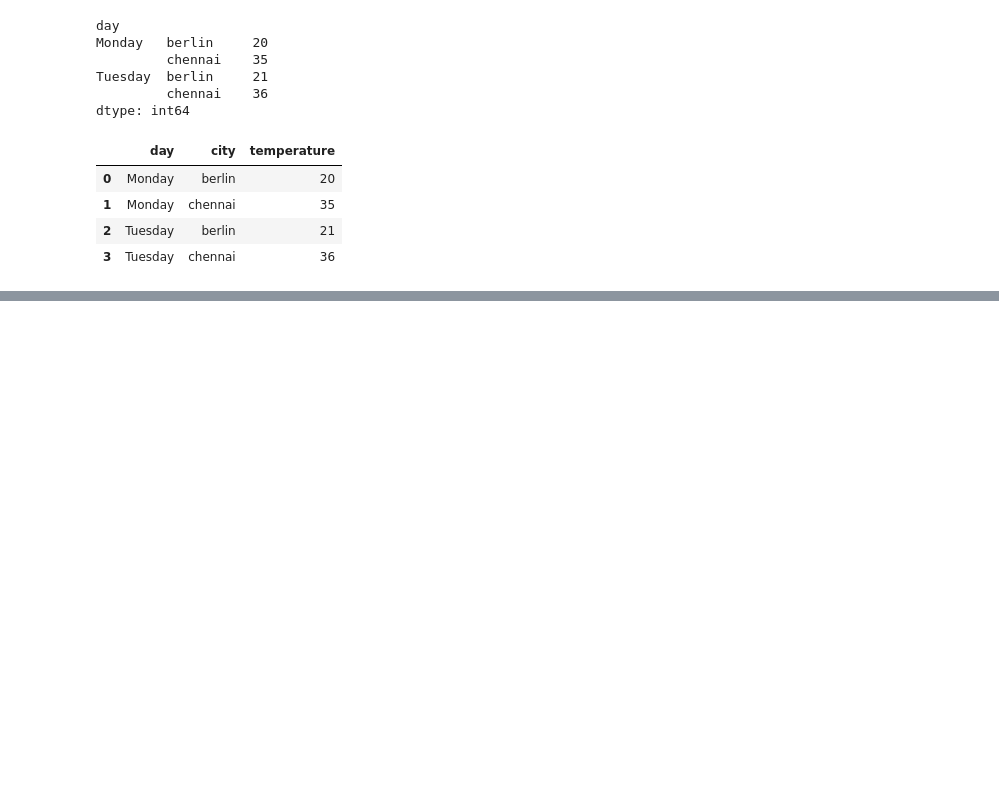
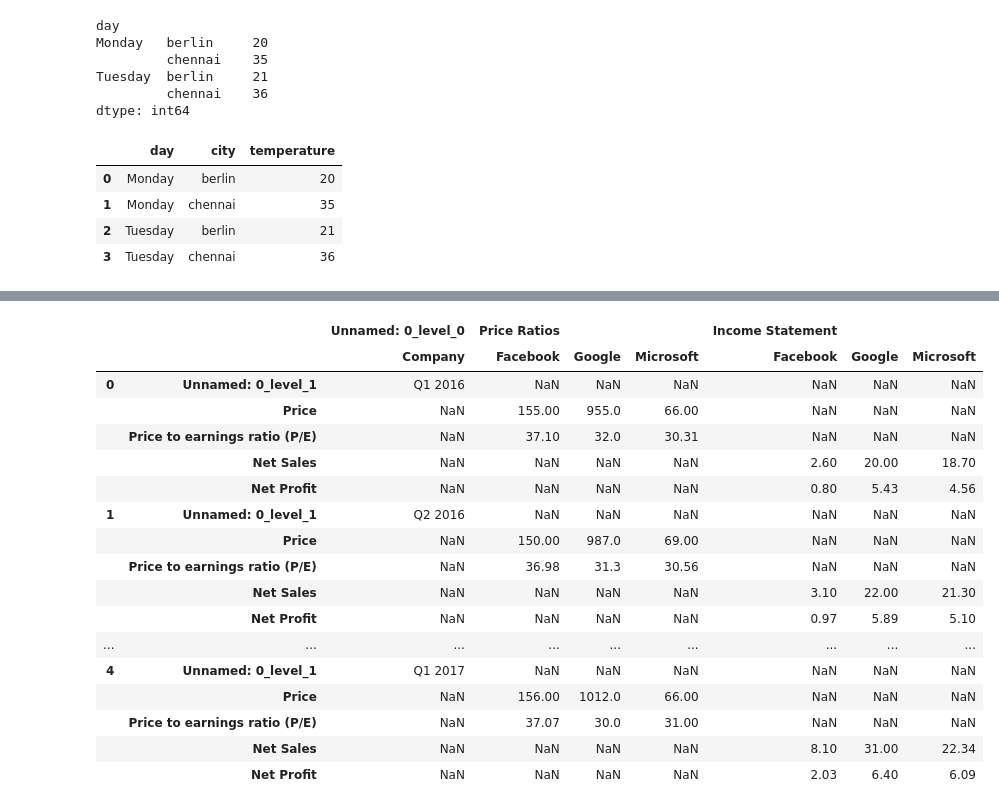
Before and after one commit to aranyaadheu/Pandas, a Jupyter notebook: pandas/12. stack/pandas_stack.ipynb, the cells around one changed output, grey strips where cells are left out. Saved outputs shown, nothing was run; the diff lists cells and outputs as text; code cells hidden in the pictures; blank space fills up the shorter version.

```diff
--- a/pandas/12. stack/pandas_stack.ipynb
+++ b/pandas/12. stack/pandas_stack.ipynb
@@ -77,0 +167,21 @@ df_stacked
+# %%
+df2.stack(future_stack=True, level=1)
+# %% [output]
+|  |  | Unnamed: 0_level_0 | Price Ratios |  |  | Income Statement |  |  |
+|  |  | Company | Facebook | Google | Microsoft | Facebook | Google | Microsoft |
+| 0 | Unnamed: 0_level_1 | Q1 2016 | NaN | NaN | NaN | NaN | NaN | NaN |
+|  | Price | NaN | 155.00 | 955.0 | 66.00 | NaN | NaN | NaN |
+|  | Price to earnings ratio (P/E) | NaN | 37.10 | 32.0 | 30.31 | NaN | NaN | NaN |
+|  | Net Sales | NaN | NaN | NaN | NaN | 2.60 | 20.00 | 18.70 |
+|  | Net Profit | NaN | NaN | NaN | NaN | 0.80 | 5.43 | 4.56 |
+| 1 | Unnamed: 0_level_1 | Q2 2016 | NaN | NaN | NaN | NaN | NaN | NaN |
+|  | Price | NaN | 150.00 | 987.0 | 69.00 | NaN | NaN | NaN |
+|  | Price to earnings ratio (P/E) | NaN | 36.98 | 31.3 | 30.56 | NaN | NaN | NaN |
+|  | Net Sales | NaN | NaN | NaN | NaN | 3.10 | 22.00 | 21.30 |
+|  | Net Profit | NaN | NaN | NaN | NaN | 0.97 | 5.89 | 5.10 |
+| ... | ... | ... | ... | ... | ... | ... | ... | ... |
+| 4 | Unnamed: 0_level_1 | Q1 2017 | NaN | NaN | NaN | NaN | NaN | NaN |
+|  | Price | NaN | 156.00 | 1012.0 | 66.00 | NaN | NaN | NaN |
+|  | Price to earnings ratio (P/E) | NaN | 37.07 | 30.0 | 31.00 | NaN | NaN | NaN |
+|  | Net Sales | NaN | NaN | NaN | NaN | 8.10 | 31.00 | 22.34 |
+|  | Net Profit | NaN | NaN | NaN | NaN | 2.03 | 6.40 | 6.09 |
```
Also changed, not shown: parts of 6 cells of this notebook.
